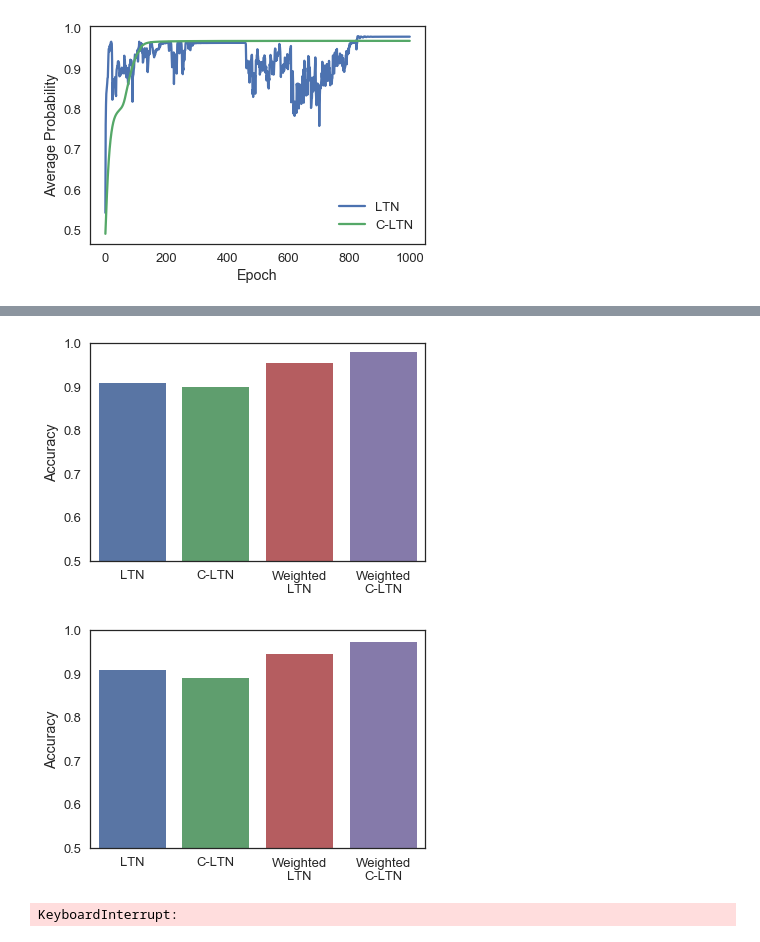
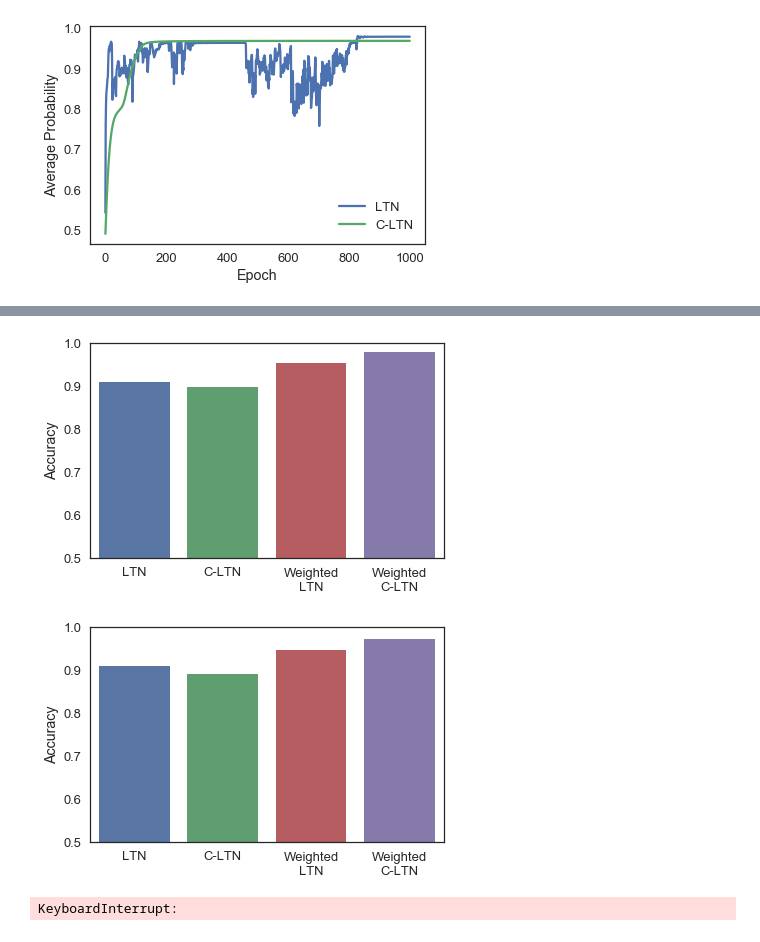
Before and after one commit to Adoni/CSE505, a Jupyter notebook: LTN/main.ipynb, the cells around one changed output, grey strips where cells are left out. Drawn from its saved outputs; the diff is of its cells as text; code cells hidden in the pictures.

```diff
--- a/LTN/main.ipynb
+++ b/LTN/main.ipynb
@@ -195,21 +198,23 @@ plt.show()
 # %%
 x = np.array(['LTN','C-LTN','Weighted\nLTN','Weighted\nC-LTN'])
 y1 = np.array([first1,first2,first3,first4])
 y2 = np.array([second1,second2,second3,second4])
 sns.barplot(x, y1)
 plt.ylabel("Accuracy")
 plt.ylim((0.5,1.0))
 plt.savefig('./Report/img/bar3.pdf')
+plt.tight_layout()
 plt.show()
 
 sns.barplot(x, y2)
 plt.ylabel("Accuracy")
 plt.ylim((0.5,1.0))
 plt.savefig('./Report/img/bar4.pdf')
+plt.tight_layout()
 plt.show()
 # %% [output]
-[figure, old version]
+[figure, new version]
-[figure, old version]
+[figure, new version]
 # %%
 emb_dim_range=list(range(10,20,5))+list(range(20,201,20))
 # %%
```
Also changed, not shown: parts of 2 cells of this notebook, 24 other files.
